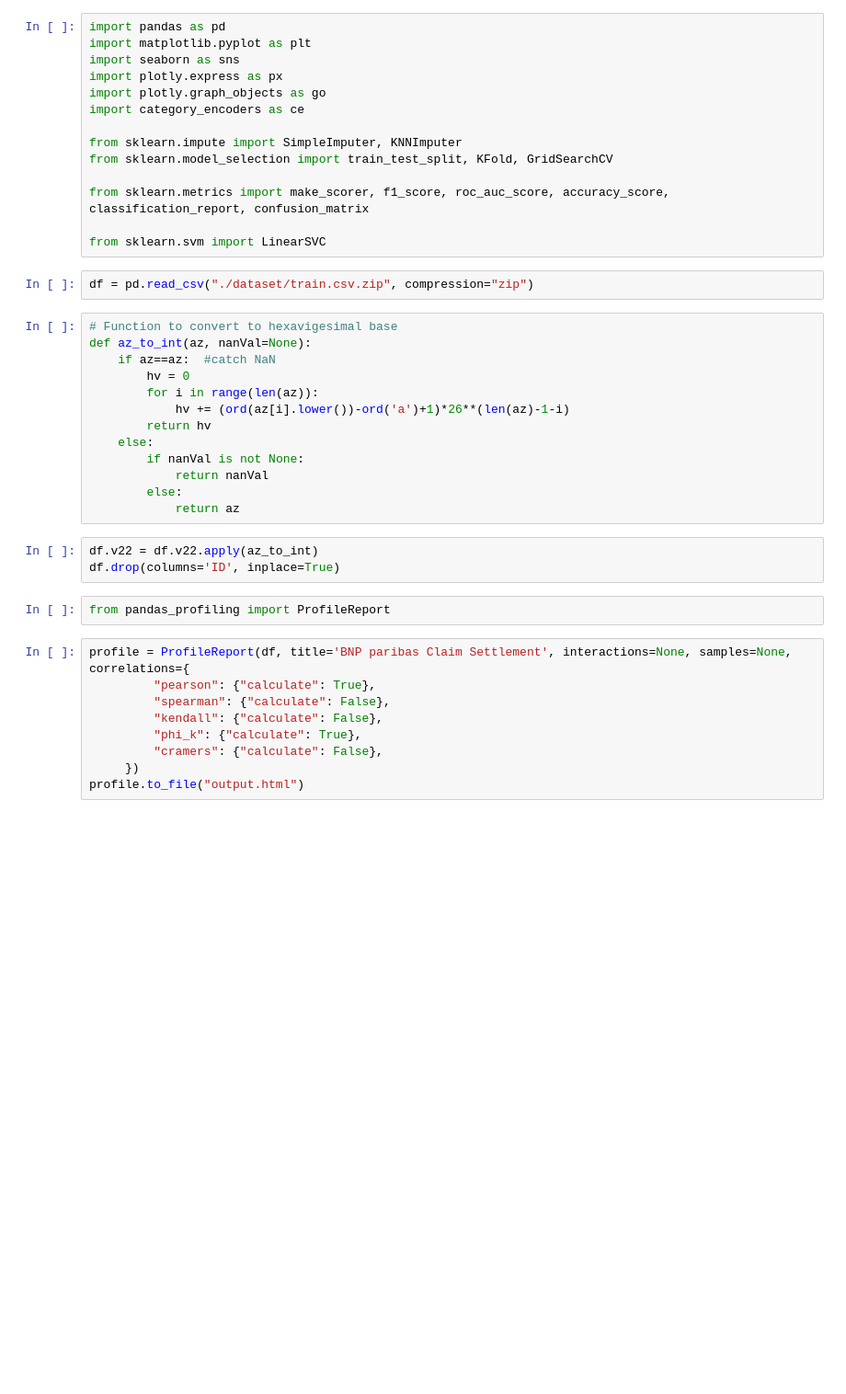
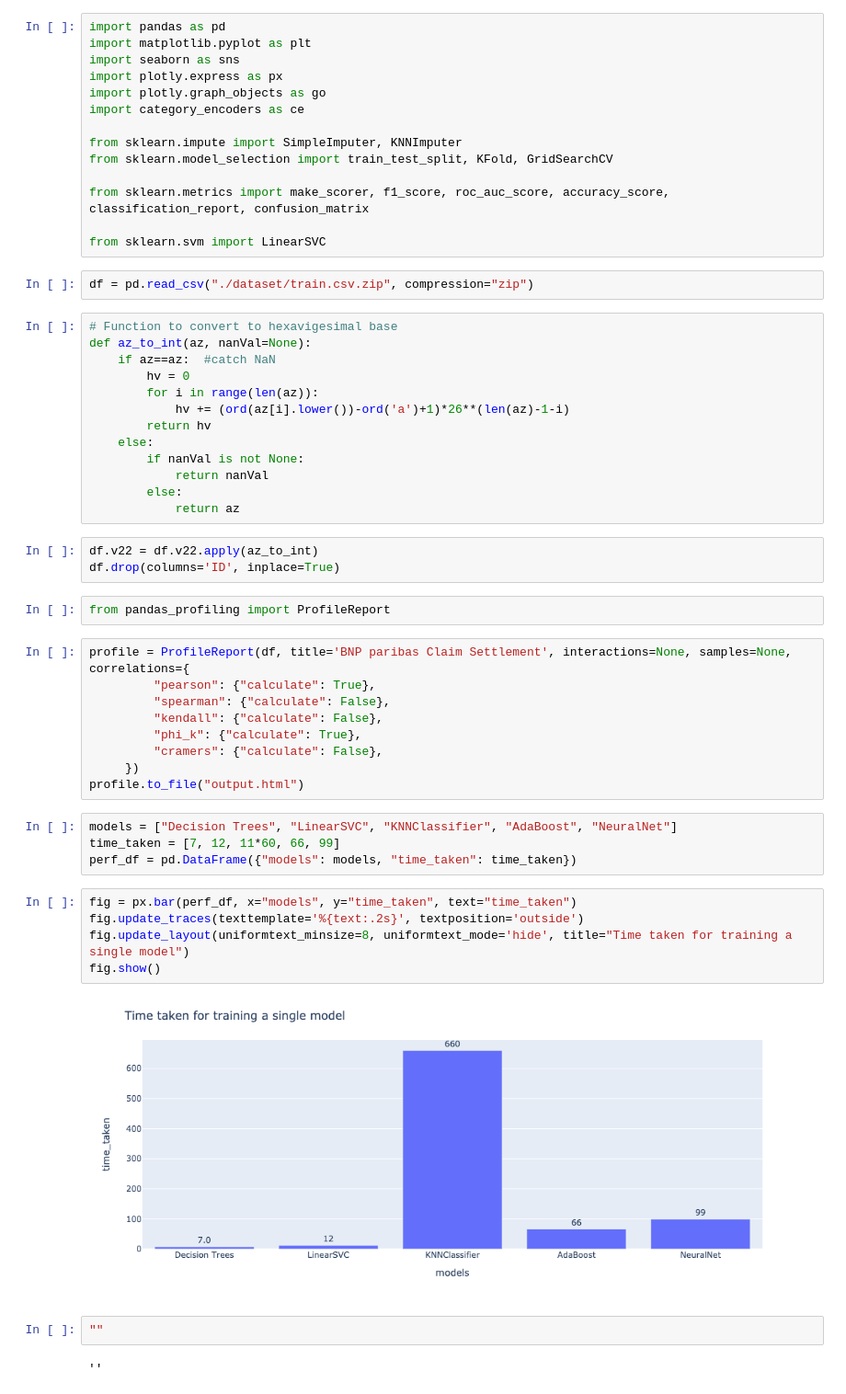
Before and after one commit to bitsbuffer/mlhw1, a Jupyter notebook: BNPParibas-EDA.ipynb, the cells around one changed output. Shown at 92% size. Saved outputs shown, nothing was run; the diff lists cells and outputs as text; blank space fills up the shorter version.

```diff
--- a/BNPParibas-EDA.ipynb
+++ b/BNPParibas-EDA.ipynb
@@ -46,3 +46,18 @@ profile = ProfileReport(df, title='BNP paribas Claim Settlement', interactions=N
          "cramers": {"calculate": False},
      })
 profile.to_file("output.html")
+# %%
+models = ["Decision Trees", "LinearSVC", "KNNClassifier", "AdaBoost", "NeuralNet"]
+time_taken = [7, 12, 11*60, 66, 99]
+perf_df = pd.DataFrame({"models": models, "time_taken": time_taken})
+# %%
+fig = px.bar(perf_df, x="models", y="time_taken", text="time_taken")
+fig.update_traces(texttemplate='%{text:.2s}', textposition='outside')
+fig.update_layout(uniformtext_minsize=8, uniformtext_mode='hide', title="Time taken for training a single model")
+fig.show()
+# %% [output]
+[figure, added]
+# %%
+""
+# %% [output]
+''
```
Also changed, not shown: 13 other files.
